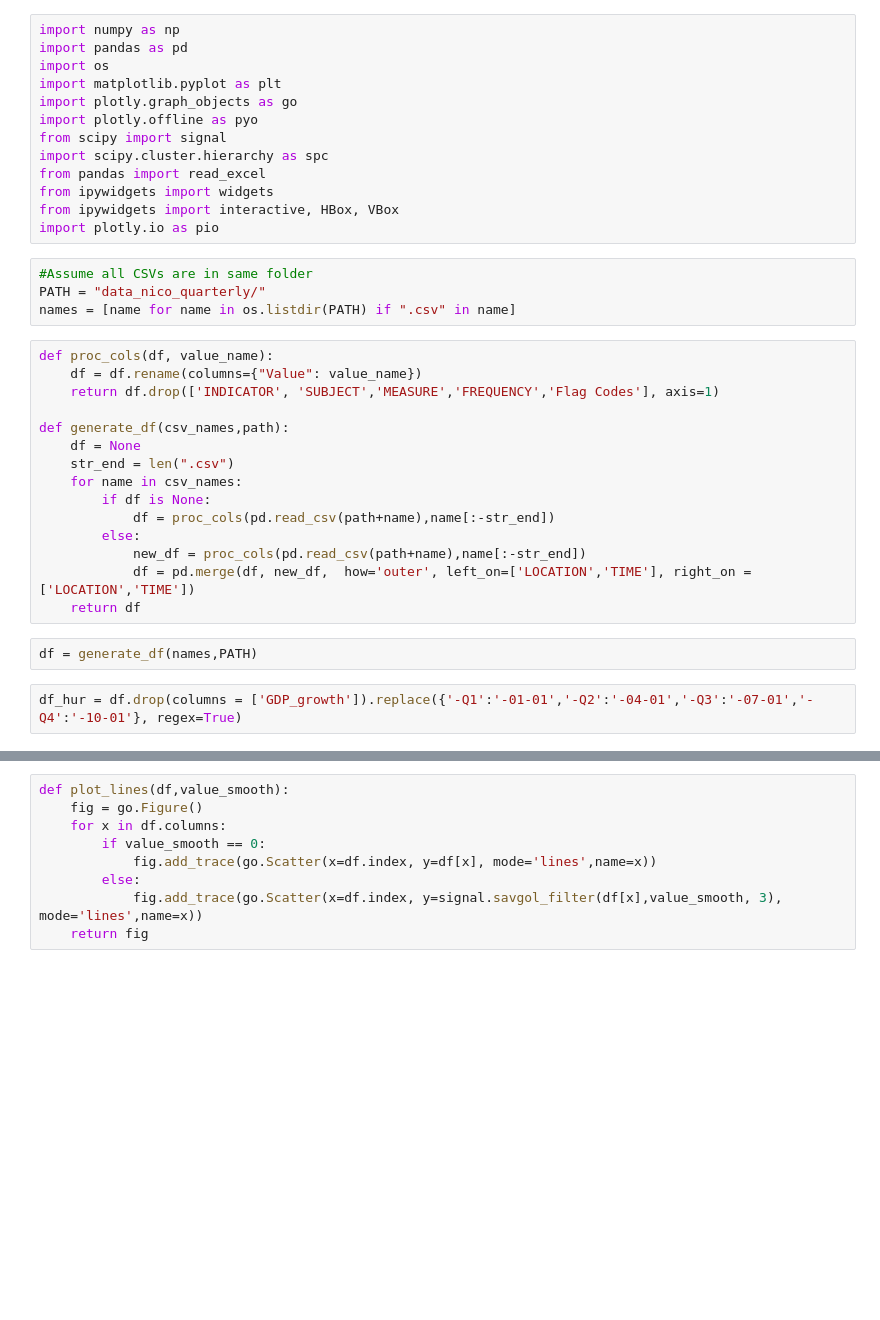
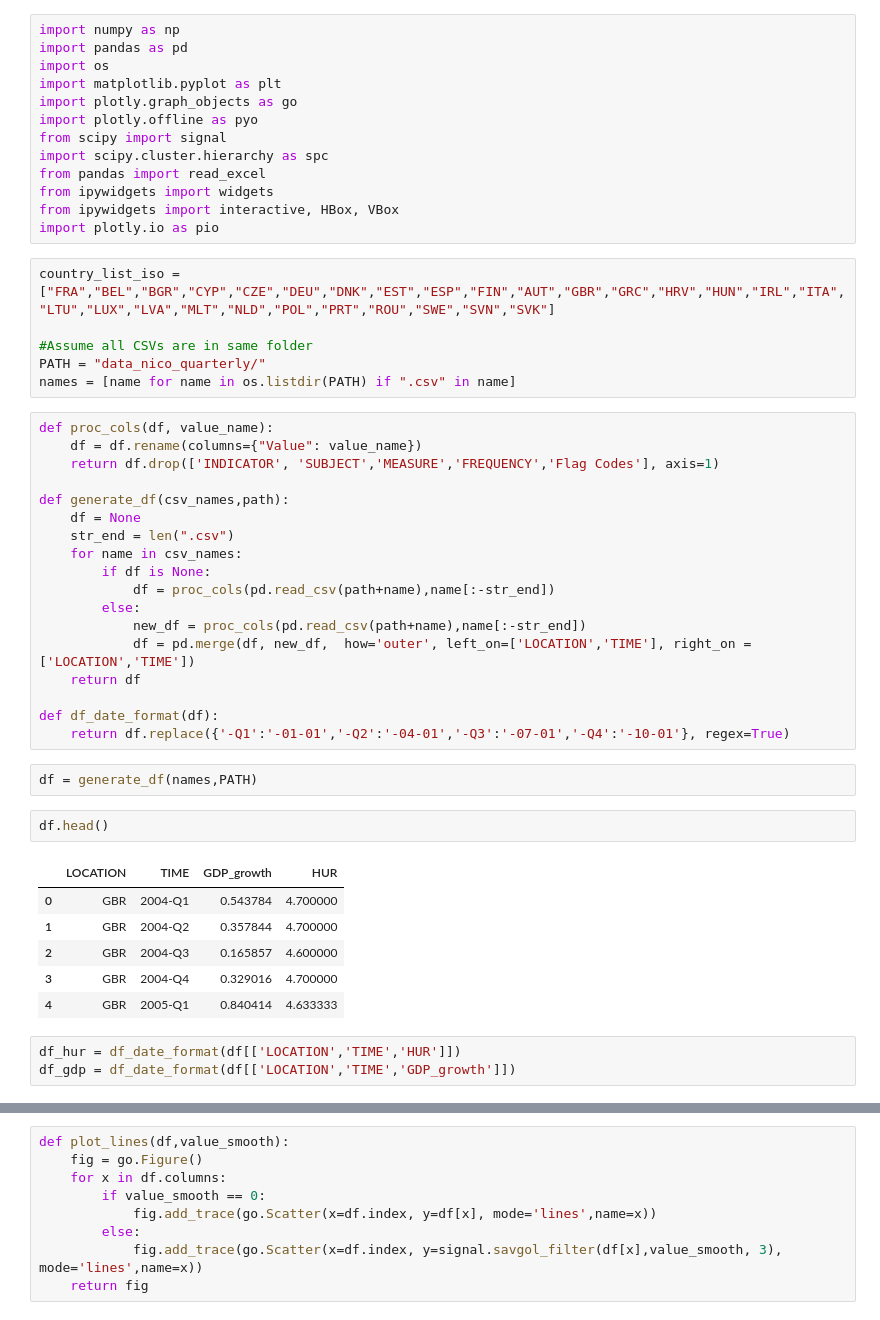
Before and after one commit to ElCabrino/ADA-Project-1, a Jupyter notebook: nico_eco_df.ipynb, the cells around one changed output, grey strips where cells are left out. Drawn from its saved outputs; the diff is of its cells as text; blank space fills up the shorter version.

```diff
--- a/nico_eco_df.ipynb
+++ b/nico_eco_df.ipynb
@@ -12,6 +12,8 @@ from ipywidgets import widgets
 from ipywidgets import interactive, HBox, VBox
 import plotly.io as pio
 # %%
+country_list_iso = ["FRA","BEL","BGR","CYP","CZE","DEU","DNK","EST","ESP","FIN","AUT","GBR","GRC","HRV","HUN","IRL","ITA","LTU","LUX","LVA","MLT","NLD","POL","PRT","ROU","SWE","SVN","SVK"]
+
 #Assume all CSVs are in same folder
 PATH = "data_nico_quarterly/"
 names = [name for name in os.listdir(PATH) if ".csv" in name]
@@ -30,9 +32,22 @@ def generate_df(csv_names,path):
             new_df = proc_cols(pd.read_csv(path+name),name[:-str_end])
             df = pd.merge(df, new_df,  how='outer', left_on=['LOCATION','TIME'], right_on = ['LOCATION','TIME'])
     return df
+
+def df_date_format(df):
+    return df.replace({'-Q1':'-01-01','-Q2':'-04-01','-Q3':'-07-01','-Q4':'-10-01'}, regex=True)
 # %%
 df = generate_df(names,PATH)
-# %%
-df_hur = df.drop(columns = ['GDP_growth']).replace({'-Q1':'-01-01','-Q2':'-04-01','-Q3':'-07-01','-Q4':'-10-01'}, regex=True)
+# %%
+df.head()
+# %% [output]
+|  | LOCATION | TIME | GDP_growth | HUR |
+| 0 | GBR | 2004-Q1 | 0.543784 | 4.700000 |
+| 1 | GBR | 2004-Q2 | 0.357844 | 4.700000 |
+| 2 | GBR | 2004-Q3 | 0.165857 | 4.600000 |
+| 3 | GBR | 2004-Q4 | 0.329016 | 4.700000 |
+| 4 | GBR | 2005-Q1 | 0.840414 | 4.633333 |
+# %%
+df_hur = df_date_format(df[['LOCATION','TIME','HUR']])
+df_gdp = df_date_format(df[['LOCATION','TIME','GDP_growth']])
 # %%
 df_hur = df_hur.pivot_table(values='HUR', index='TIME', columns='LOCATION')
```
Also changed, not shown: parts of 8 cells of this notebook.
